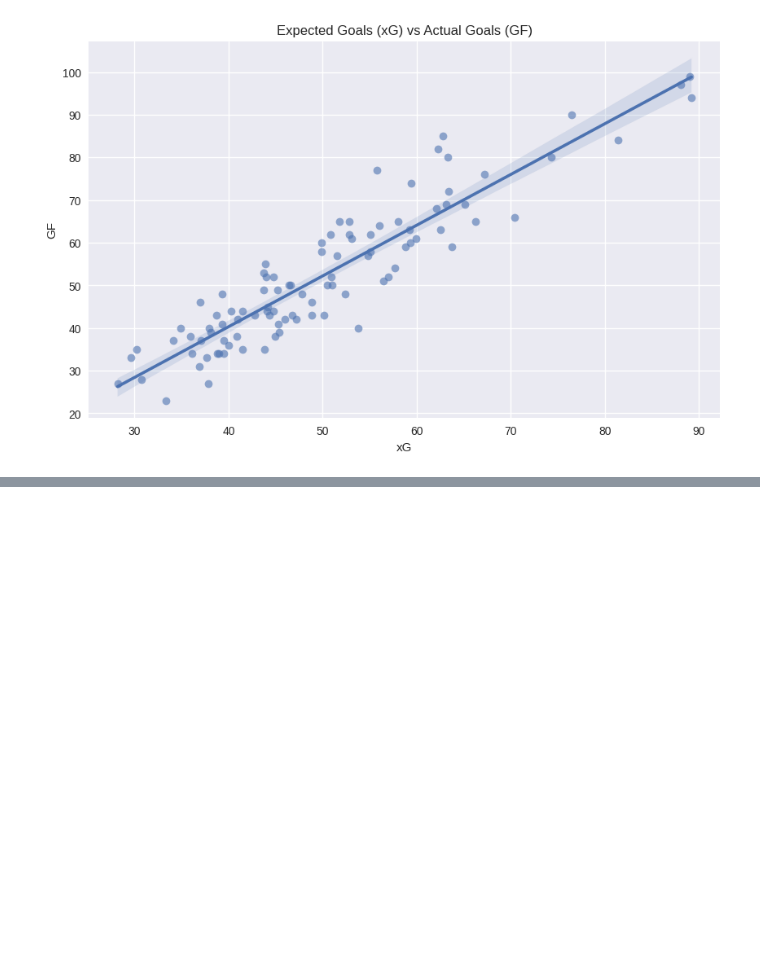
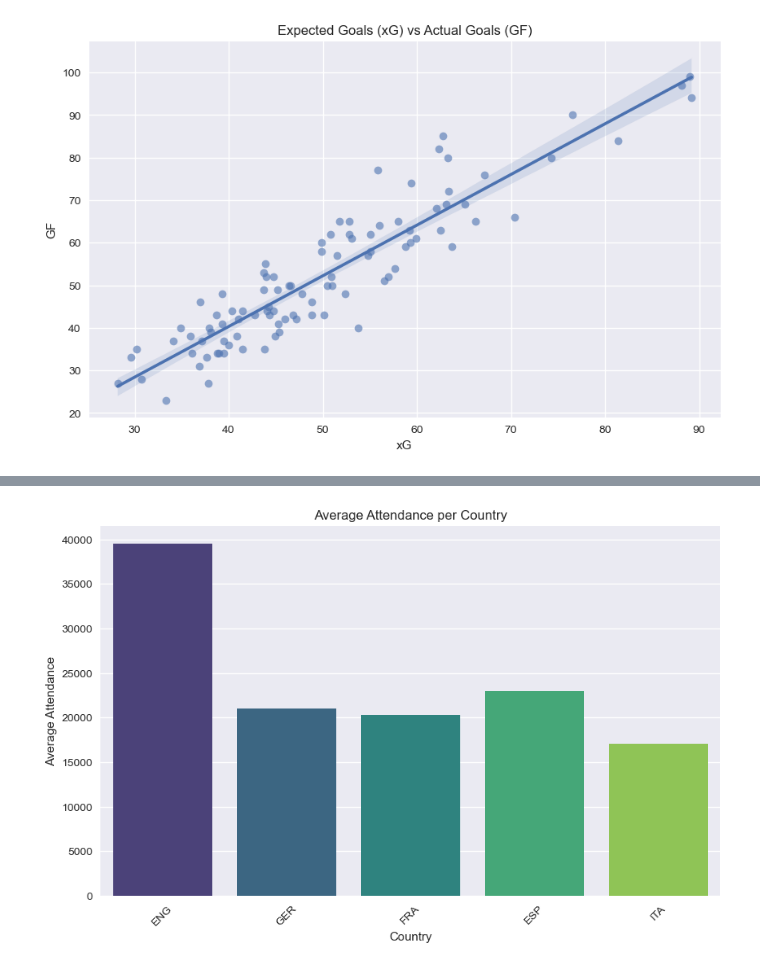
Before and after one commit to Saqlain-Shaikh15/football-stats-visualization, a Jupyter notebook: Football_analysis.ipynb, the cells around one changed output, grey strips where cells are left out. Drawn from its saved outputs; the diff is of its cells as text; code cells hidden in the pictures; blank space fills up the shorter version.

```diff
--- a/Football_analysis.ipynb
+++ b/Football_analysis.ipynb
@@ -172,0 +138,10 @@ Passing `palette` without assigning `hue` is deprecated and will be removed in v
+# %%
+# Average Attendance per Country
+plt.figure(figsize=(10,6))
+sns.barplot(data=df, x="Country", y="Attendance", estimator="mean", errorbar=None, palette="viridis")
+plt.xticks(rotation=45)
+plt.title("Average Attendance per Country")
+plt.ylabel("Average Attendance")
+plt.show()
+# %% [output]
+[figure, added]
```
Also changed, not shown: parts of 8 cells of this notebook.
